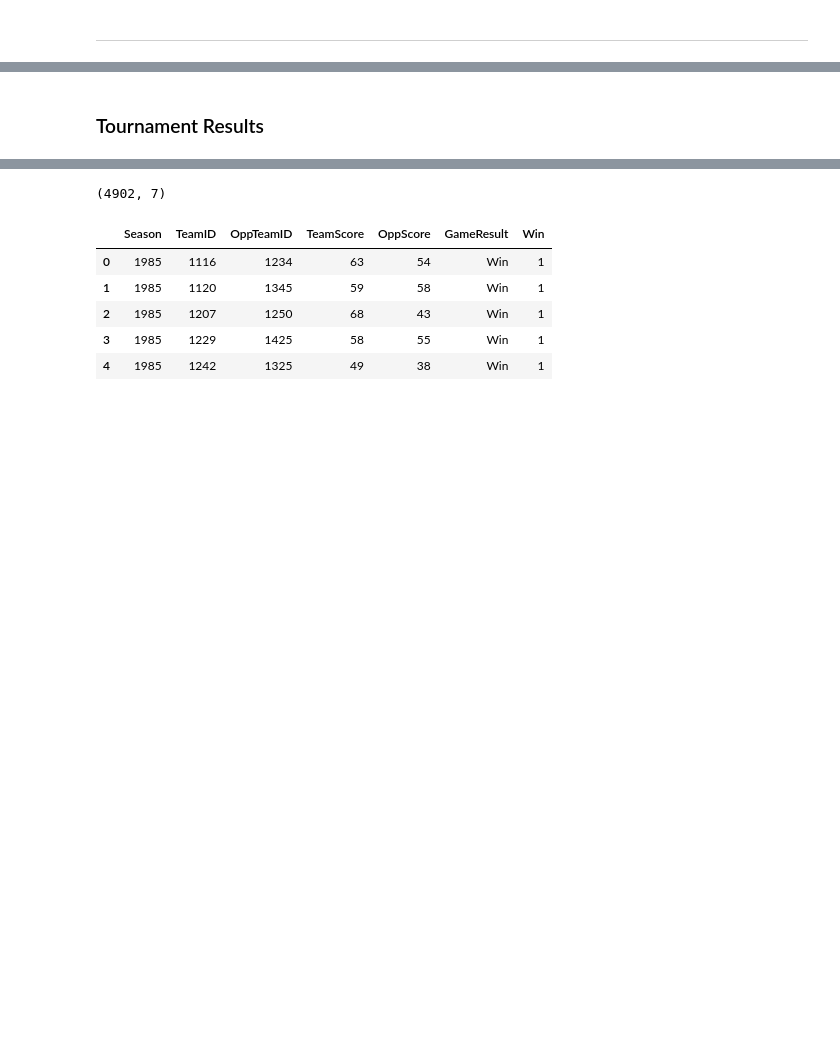
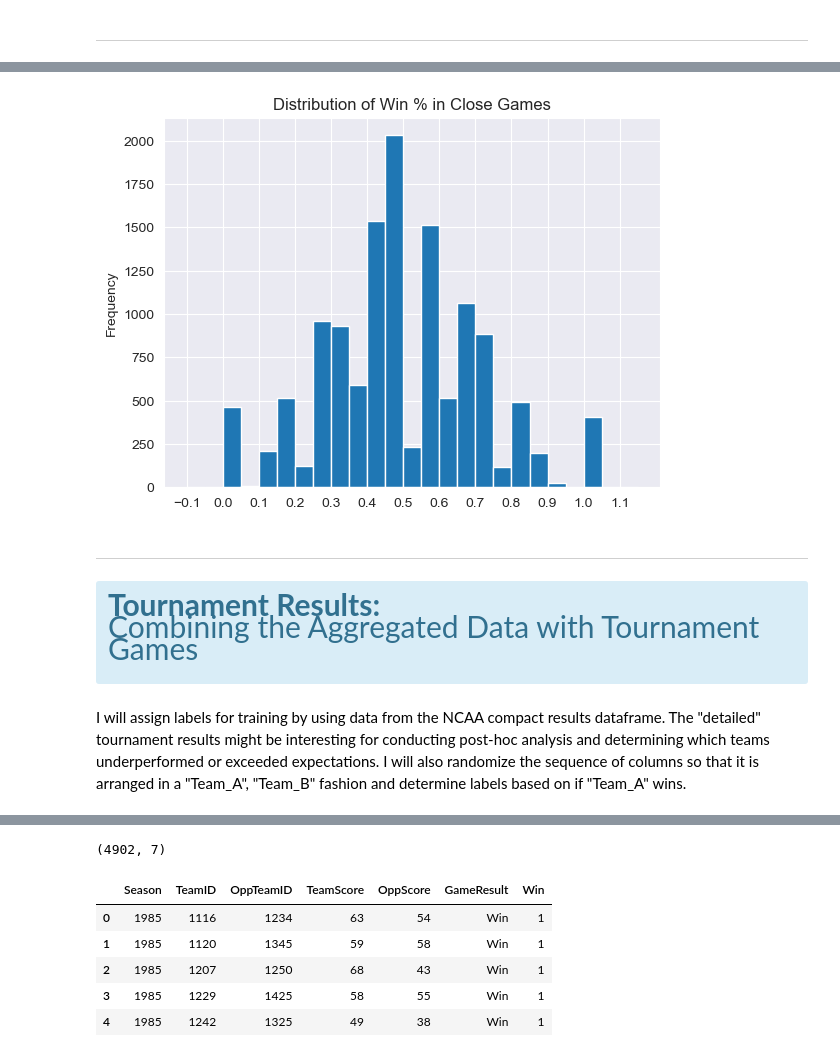
Before and after one commit to dvdhartsman/March_Machine_Learning_Mania_2024, a Jupyter notebook: Data_Understanding_and_Aggregation.ipynb, the cells around one changed output, grey strips where cells are left out. Drawn from its saved outputs; the diff is of its cells as text; code cells hidden in the pictures; blank space fills up the shorter version.

```diff
--- a/Data_Understanding_and_Aggregation.ipynb
+++ b/Data_Understanding_and_Aggregation.ipynb
@@ -1375,0 +1619,14 @@ df_agg.head()
+# %%
+# Initialize Trend Feature
+df_agg["Relative_Diff_Trend"] = 0
+
+# Uptrends are greater than 1 standard deviation higher for the distribution
+df_agg.loc[df_agg["LastFivePtDiff"] - df_agg["LastTenPtDiff"] >= \
+                  points_std, "Relative_Diff_Trend"] = "Trending Up"
+
+# Downtrends are less than 1 standard deviation lower
+df_agg.loc[df_agg["LastFivePtDiff"] - df_agg["LastTenPtDiff"] <= \
+                  -points_std, "Relative_Diff_Trend"] = "Trending Down"
+
+# All others are "On Trend"
+df_agg["Relative_Diff_Trend"].replace({0:"On Trend"}, inplace=True)
@@ -1375,0 +1642,16 @@ df_agg.head()
+# %%
+# Same thing for Win Percentage
+
+# Initialize Trend Feature
+df_agg["Relative_Win_Trend"] = 0
+
+# Uptrends are greater than 1 standard deviation higher for the distribution
+df_agg.loc[df_agg["LastFiveWinPerc"] - df_agg["LastTenWinPerc"] >= \
+                  win_std, "Relative_Win_Trend"] = "Trending Up"
+
+# Downtrends are less than 1 standard deviation lower
+df_agg.loc[df_agg["LastFiveWinPerc"] - df_agg["LastTenWinPerc"] <= \
+                  -win_std, "Relative_Win_Trend"] = "Trending Down"
+
+# All others are "On Trend"
+df_agg["Relative_Win_Trend"].replace({0:"On Trend"}, inplace=True)
@@ -1375,0 +1677,7 @@ df_agg.head()
+# %%
+# Plotting the distribution of teams' records in close games, more or less normally distributed
+
+df_agg["close_game_win_perc"].plot(kind="hist", bins=np.arange(-.1, 1.2, 0.05), \
+                                   title="Distribution of Win % in Close Games", xticks=np.arange(-.1, 1.2, 0.1));
+# %% [output]
+[figure, added]
@@ -1376,2 +1687,10 @@ df_agg.head()
+# %% [markdown]
+<hr style="border: 4px solid blue"/>
 # %% [markdown]
-### Tournament Results
+<div class="alert alert-block alert-info" style="font-size: 2em;">
+<b>Tournament Results:</b>
+
+Combining the Aggregated Data with Tournament Games
+</div>
+# %% [markdown]
+I will assign labels for training by using data from the NCAA compact results dataframe. The "detailed" tournament results might be interesting for conducting post-hoc analysis and determining which teams underperformed or exceeded expectations. I will also randomize the sequence of columns so that it is arranged in a "Team_A", "Team_B" fashion and determine labels based on if "Team_A" wins.
```
Also changed, not shown: parts of 81 cells of this notebook.
